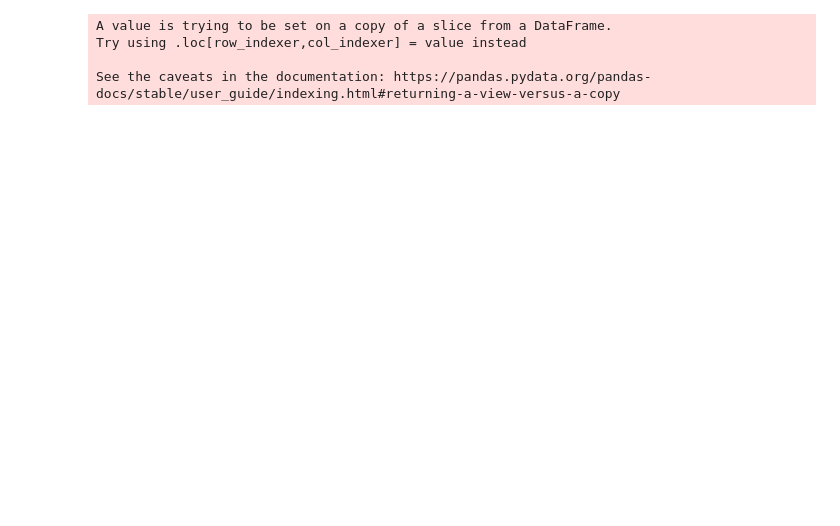
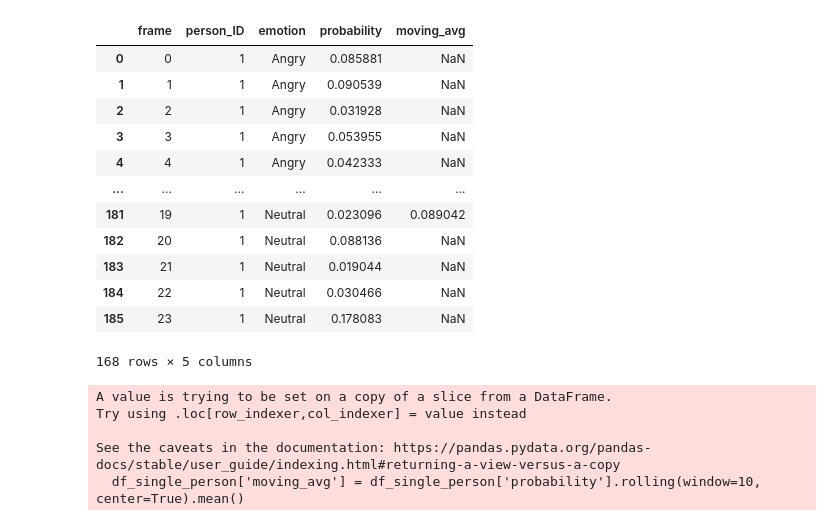
Before and after one commit to AbuMaha4/NeuralXpresso, a Jupyter notebook: notebooks/plots_for_dash.ipynb, the cells around one changed output. Drawn from its saved outputs; the diff is of its cells as text; code cells hidden in the pictures; blank space fills up the shorter version.

Commit message:
plots

```diff
--- a/notebooks/plots_for_dash.ipynb
+++ b/notebooks/plots_for_dash.ipynb
@@ -112,3 +124,19 @@ See the caveats in the documentation: https://pandas.pydata.org/pandas-docs/stab
+# %%
+df_single_person
+# %% [output]
+|  | frame | person_ID | emotion | probability | moving_avg |
+| 0 | 0 | 1 | Angry | 0.085881 | NaN |
+| 1 | 1 | 1 | Angry | 0.090539 | NaN |
+| 2 | 2 | 1 | Angry | 0.031928 | NaN |
+| 3 | 3 | 1 | Angry | 0.053955 | NaN |
+| 4 | 4 | 1 | Angry | 0.042333 | NaN |
+| ... | ... | ... | ... | ... | ... |
+| 181 | 19 | 1 | Neutral | 0.023096 | 0.089042 |
+| 182 | 20 | 1 | Neutral | 0.088136 | NaN |
+| 183 | 21 | 1 | Neutral | 0.019044 | NaN |
+| 184 | 22 | 1 | Neutral | 0.030466 | NaN |
+| 185 | 23 | 1 | Neutral | 0.178083 | NaN |
+168 rows × 5 columns
 # %%
 # Define a function that returns the emotion with the highest probability for a given row
 def get_max_emotion(row):
@@ -173,26 +193,42 @@ def get_radar_plot(df_radar):
 # %%
 df_single_person = get_df_single_person(df_video, ID=1)
-df_radar = get_df_radar(df_single_person)
+df_radar, feeling_counts = get_df_radar(df_single_person)
 
 # Create two traces and an image
 image_array = result['portraits'][1]
 fig_area = get_emotion_landscape(df_single_person)
-#fig_radar = get_df_radar(df_radar)
+trace_radar, layout = get_radar_plot(feeling_counts)
+
 
 
 # Create a 3x1 grid of subplots with custom column widths
-fig = make_subplots(rows=1, cols=3, column_widths=[0.2, 0.6, 0.2])
+fig = make_subplots(rows=1, cols=3, column_widths=[0.2, 0.6, 0.2], specs=[[{'type': 'image'}, {'type': 'xy'}, {'type': 'polar'}]])
 
 # Add trace1, trace2, and the image to their respective subplots
 fig.add_trace(px.imshow(image_array).data[0], row=1, col=1)
 for i in range(7):
     fig.add_trace(fig_area.data[i], row=1, col=2)
-#fig.add_trace(fig_radar, row=1, col=3)
+fig.add_trace(trace_radar, row=1, col=3)
 
-fig.add_trace
+#fig.add_trace
 
 # Update layout
-fig.update_layout(title='Two Graphs and an Image Side by Side')
+
+fig.update_layout(
+    polar_radialaxis=layout['polar']['radialaxis'],
+    title='Two Graphs and an Image Side by Side',
+    height = 330,
+    legend=dict(
+        font=dict(size=10),
+        xanchor='center',
+        yanchor='top',
+        x=0.5,
+        y=-0.15,
+        orientation='h')
+    )
+
+
+
 
 # Show the figure
 fig.show()
@@ -201,3 +237,4 @@ A value is trying to be set on a copy of a slice from a DataFrame.
 Try using .loc[row_indexer,col_indexer] = value instead
 
 See the caveats in the documentation: https://pandas.pydata.org/pandas-docs/stable/user_guide/indexing.html#returning-a-view-versus-a-copy
+  df_single_person['moving_avg'] = df_single_person['probability'].rolling(window=10, center=True).mean()
```
Also changed, not shown: parts of 9 cells of this notebook.
